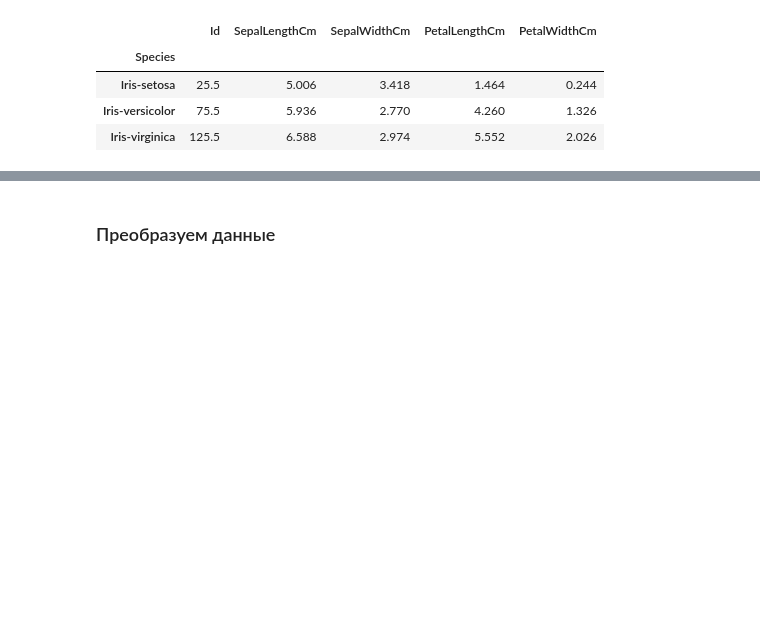
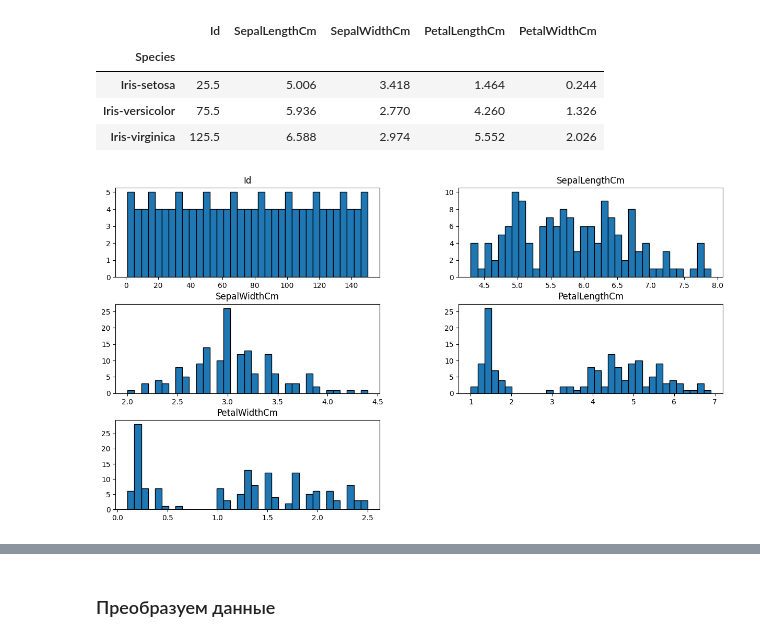
Before and after one commit to sabahoth01/Machine-learning-tasks, a Jupyter notebook: task4s.ipynb, the cells around one changed output, grey strips where cells are left out. Cells and saved outputs as stored; diff of their text form; code cells hidden in the pictures; blank space fills up the shorter version.

```diff
--- a/task4s.ipynb
+++ b/task4s.ipynb
@@ -142,3 +115,8 @@ data.groupby('Species').mean()
 | Iris-setosa | 25.5 | 5.006 | 3.418 | 1.464 | 0.244 |
 | Iris-versicolor | 75.5 | 5.936 | 2.770 | 4.260 | 1.326 |
 | Iris-virginica | 125.5 | 6.588 | 2.974 | 5.552 | 2.026 |
+# %%
+data.hist(figsize=(15, 8), edgecolor='black', bins=35, grid=False)
+plt.show()
+# %% [output]
+[figure, added]
```
Also changed, not shown: parts of 53 cells of this notebook.
